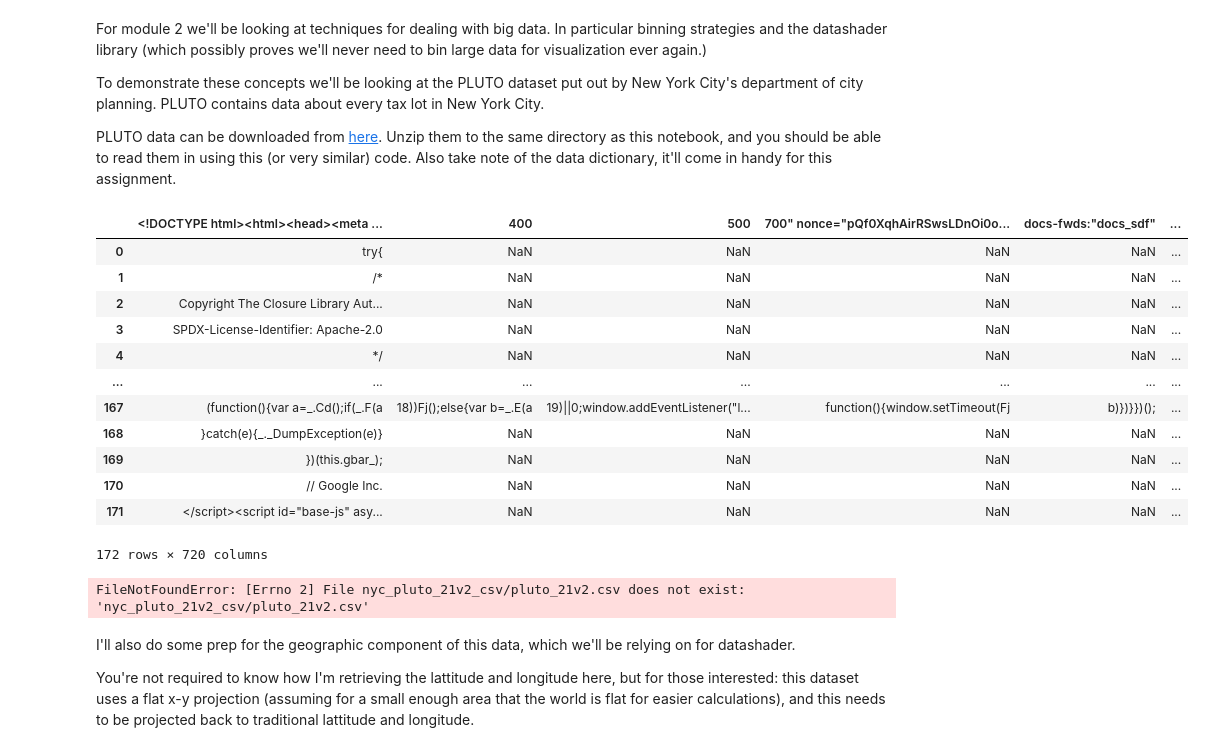
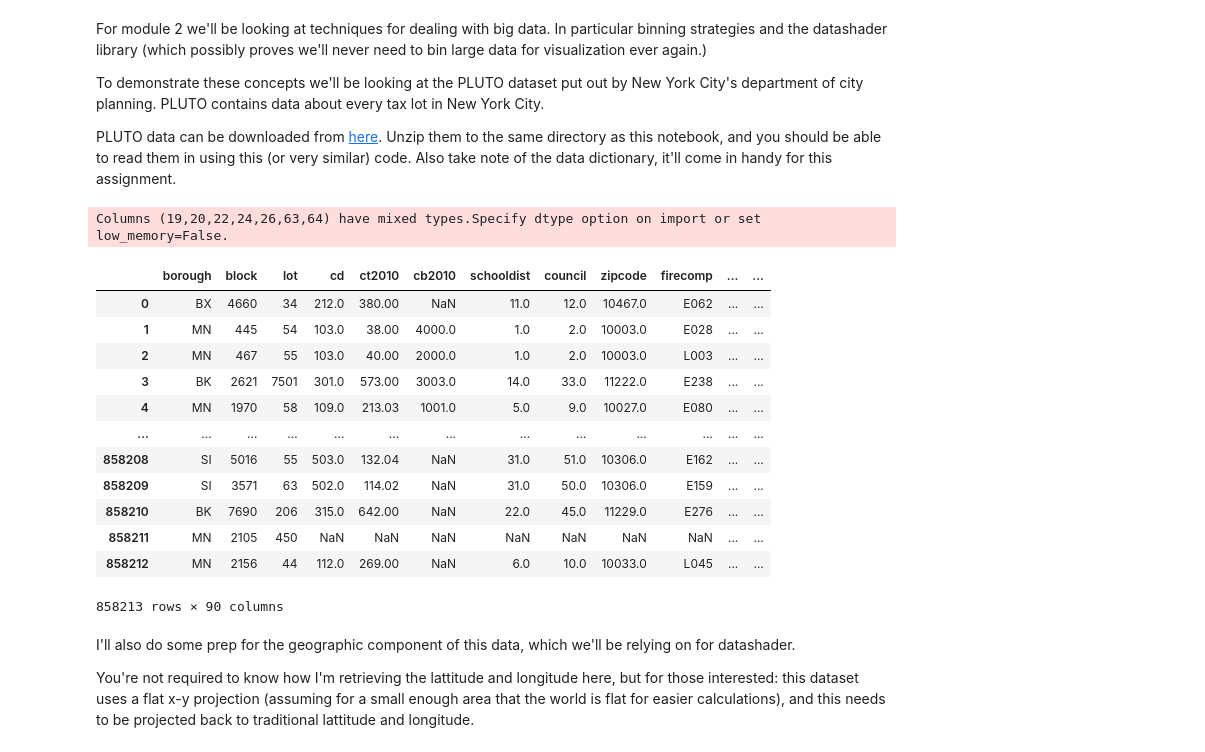
Before and after one commit to palmorezm/msds, a Jupyter notebook: 608/Mod2/Module2.ipynb, the cells around one changed output. Saved outputs shown, nothing was run; the diff lists cells and outputs as text; code cells hidden in the pictures.

```diff
--- a/608/Mod2/Module2.ipynb
+++ b/608/Mod2/Module2.ipynb
@@ -73,44 +73,28 @@ To demonstrate these concepts we'll be looking at the PLUTO dataset put out by N
 PLUTO data can be downloaded from [here](https://www1.nyc.gov/site/planning/data-maps/open-data/dwn-pluto-mappluto.page). Unzip them to the same directory as this notebook, and you should be able to read them in using this (or very similar) code. Also take note of the data dictionary, it'll come in handy for this assignment.
 # %%
 # Read in from shared link in personal Drive
-ny = pd.read_csv("https://drive.google.com/file/d/1Q7VEInT26n7dyl4_wQtE2lpu4NSUiKS2/view?usp=sharing")
+# ny = pd.read_csv("https://drive.google.com/file/d/1Q7VEInT26n7dyl4_wQtE2lpu4NSUiKS2/view?usp=sharing")
+ny = pd.read_csv(r"C:\Users\Owner\Documents\Data\pluto_21v2.csv")
 # Display for reference
 ny
 # %% [output]
+Columns (19,20,22,24,26,63,64) have mixed types.Specify dtype option on import or set low_memory=False.
-|  | <!DOCTYPE html><html><head><meta ... | 400 | 500 | 700" nonce="pQf0XqhAirRSwsLDnOi0o... | docs-fwds:"docs_sdf" | ... |
-| 0 | try{ | NaN | NaN | NaN | NaN | ... |
-| 1 | /* | NaN | NaN | NaN | NaN | ... |
-| 2 | Copyright The Closure Library Aut... | NaN | NaN | NaN | NaN | ... |
-| 3 | SPDX-License-Identifier: Apache-2.0 | NaN | NaN | NaN | NaN | ... |
-| 4 | */ | NaN | NaN | NaN | NaN | ... |
-| ... | ... | ... | ... | ... | ... | ... |
-| 167 | (function(){var a=_.Cd();if(_.F(a | 18))Fj();else{var b=_.E(a | 19)||0;window.addEventListener("l... | function(){window.setTimeout(Fj | b)})}})(); | ... |
-| 168 | }catch(e){_._DumpException(e)} | NaN | NaN | NaN | NaN | ... |
-| 169 | })(this.gbar_); | NaN | NaN | NaN | NaN | ... |
-| 170 | // Google Inc. | NaN | NaN | NaN | NaN | ... |
-| 171 | </script><script id="base-js" asy... | NaN | NaN | NaN | NaN | ... |
+|  | borough | block | lot | cd | ct2010 | cb2010 | schooldist | council | zipcode | firecomp | ... | ... |
+| 0 | BX | 4660 | 34 | 212.0 | 380.00 | NaN | 11.0 | 12.0 | 10467.0 | E062 | ... | ... |
+| 1 | MN | 445 | 54 | 103.0 | 38.00 | 4000.0 | 1.0 | 2.0 | 10003.0 | E028 | ... | ... |
+| 2 | MN | 467 | 55 | 103.0 | 40.00 | 2000.0 | 1.0 | 2.0 | 10003.0 | L003 | ... | ... |
+| 3 | BK | 2621 | 7501 | 301.0 | 573.00 | 3003.0 | 14.0 | 33.0 | 11222.0 | E238 | ... | ... |
+| 4 | MN | 1970 | 58 | 109.0 | 213.03 | 1001.0 | 5.0 | 9.0 | 10027.0 | E080 | ... | ... |
+| ... | ... | ... | ... | ... | ... | ... | ... | ... | ... | ... | ... | ... |
+| 858208 | SI | 5016 | 55 | 503.0 | 132.04 | NaN | 31.0 | 51.0 | 10306.0 | E162 | ... | ... |
+| 858209 | SI | 3571 | 63 | 502.0 | 114.02 | NaN | 31.0 | 50.0 | 10306.0 | E159 | ... | ... |
+| 858210 | BK | 7690 | 206 | 315.0 | 642.00 | NaN | 22.0 | 45.0 | 11229.0 | E276 | ... | ... |
+| 858211 | MN | 2105 | 450 | NaN | NaN | NaN | NaN | NaN | NaN | NaN | ... | ... |
+| 858212 | MN | 2156 | 44 | 112.0 | 269.00 | NaN | 6.0 | 10.0 | 10033.0 | L045 | ... | ... |
-172 rows × 720 columns
+858213 rows × 90 columns
 # %%
 # Getting rid of some outliers
 ny = ny[(ny['yearbuilt'] > 1850) & (ny['yearbuilt'] < 2020) & (ny['numfloors'] != 0)]
-# %%
-# Code to read in v17, column names have been updated (without upper case letters) for v18
-
-# bk = pd.read_csv('PLUTO17v1.1/BK2017V11.csv')
-# bx = pd.read_csv('PLUTO17v1.1/BX2017V11.csv')
-# mn = pd.read_csv('PLUTO17v1.1/MN2017V11.csv')
-# qn = pd.read_csv('PLUTO17v1.1/QN2017V11.csv')
-# si = pd.read_csv('PLUTO17v1.1/SI2017V11.csv')
-
-# ny = pd.concat([bk, bx, mn, qn, si], ignore_index=True)
-
-ny = pd.read_csv('nyc_pluto_21v2_csv/pluto_21v2.csv')
-
-
-# Getting rid of some outliers
-ny = ny[(ny['yearbuilt'] > 1850) & (ny['yearbuilt'] < 2020) & (ny['numfloors'] != 0)]
-# %% [output]
-FileNotFoundError: [Errno 2] File nyc_pluto_21v2_csv/pluto_21v2.csv does not exist: 'nyc_pluto_21v2_csv/pluto_21v2.csv'
 # %% [markdown]
 I'll also do some prep for the geographic component of this data, which we'll be relying on for datashader.
 
```
Also changed, not shown: parts of 2 cells of this notebook.
